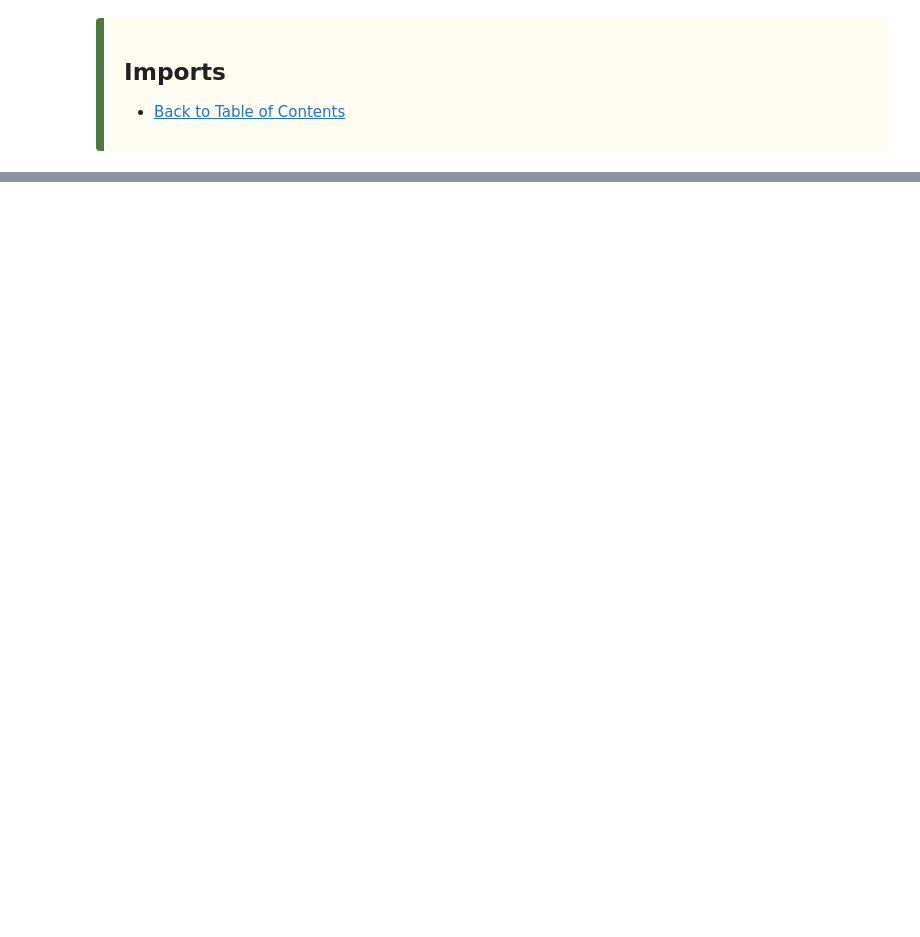
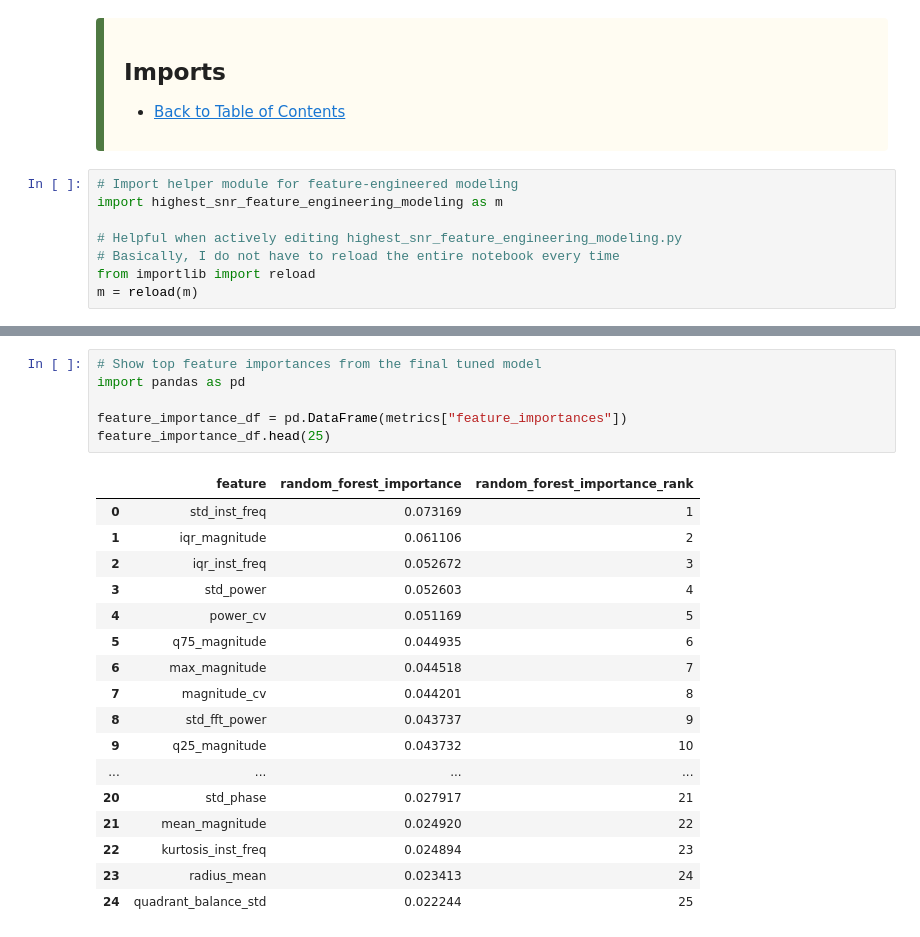
Before and after one commit to Jared-Wood135/EthicalHacking-AI-and-RadioFrequencies, a Jupyter notebook: Code/highest_snr_feature_engineering_modeling.ipynb, the cells around one changed output, grey strips where cells are left out. Drawn from its saved outputs; the diff is of its cells as text; blank space fills up the shorter version.

```diff
--- a/Code/highest_snr_feature_engineering_modeling.ipynb
+++ b/Code/highest_snr_feature_engineering_modeling.ipynb
@@ -30,6 +53,14 @@
 - [Back to Table of Contents](#table-of-contents)
 
 </div>
+# %%
+# Import helper module for feature-engineered modeling
+import highest_snr_feature_engineering_modeling as m
+
+# Helpful when actively editing highest_snr_feature_engineering_modeling.py
+# Basically, I do not have to reload the entire notebook every time
+from importlib import reload
+m = reload(m)
 # %% [markdown]
 <div style="
     padding: 15px 20px;
@@ -74,0 +409,24 @@
+# %%
+# Show top feature importances from the final tuned model
+import pandas as pd
+
+feature_importance_df = pd.DataFrame(metrics["feature_importances"])
+feature_importance_df.head(25)
+# %% [output]
+|  | feature | random_forest_importance | random_forest_importance_rank |
+| 0 | std_inst_freq | 0.073169 | 1 |
+| 1 | iqr_magnitude | 0.061106 | 2 |
+| 2 | iqr_inst_freq | 0.052672 | 3 |
+| 3 | std_power | 0.052603 | 4 |
+| 4 | power_cv | 0.051169 | 5 |
+| 5 | q75_magnitude | 0.044935 | 6 |
+| 6 | max_magnitude | 0.044518 | 7 |
+| 7 | magnitude_cv | 0.044201 | 8 |
+| 8 | std_fft_power | 0.043737 | 9 |
+| 9 | q25_magnitude | 0.043732 | 10 |
+| ... | ... | ... | ... |
+| 20 | std_phase | 0.027917 | 21 |
+| 21 | mean_magnitude | 0.024920 | 22 |
+| 22 | kurtosis_inst_freq | 0.024894 | 23 |
+| 23 | radius_mean | 0.023413 | 24 |
+| 24 | quadrant_balance_std | 0.022244 | 25 |
```
Also changed, not shown: parts of 27 cells of this notebook, 1 other file.
